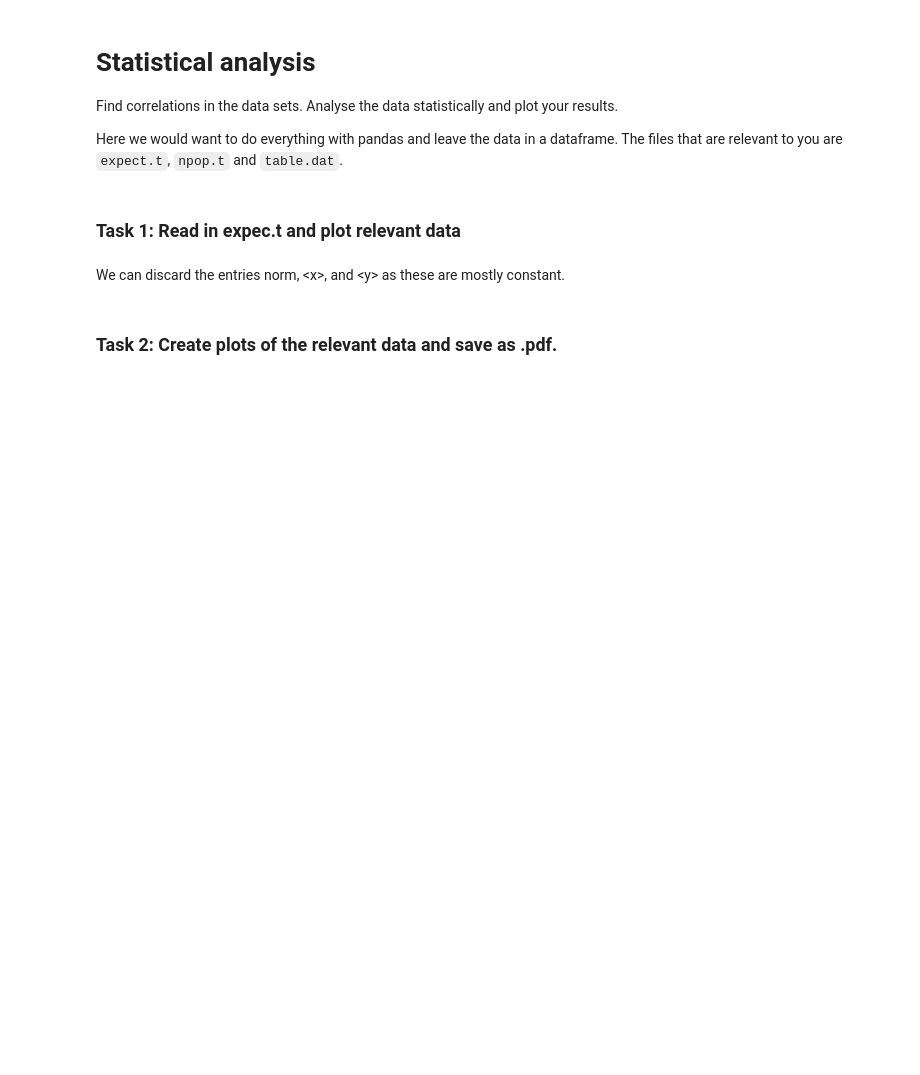
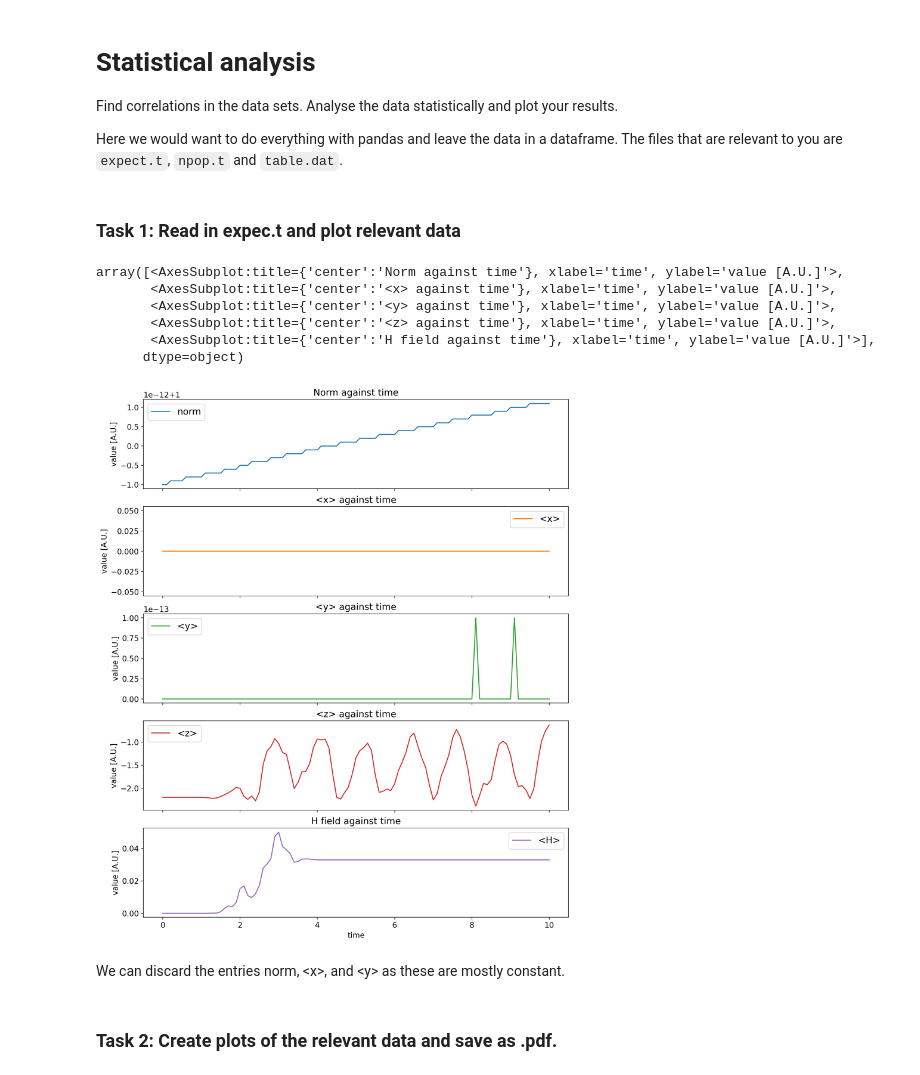
Before and after one commit to omn1m0n/ssc-collab, a Jupyter notebook: unit1/notebook_unit1.ipynb, the cells around one changed output. Drawn from its saved outputs; the diff is of its cells as text; code cells hidden in the pictures; blank space fills up the shorter version.

```diff
--- a/unit1/notebook_unit1.ipynb
+++ b/unit1/notebook_unit1.ipynb
@@ -99,18 +100,26 @@ Here we would want to do everything with pandas and leave the data in a datafram
 # %%
 # read and plot expec.panda
 dfExpec.plot(
     x="time",
     subplots=True,
     figsize=(12, 15),
-    ylabel="[A.U.]",
+    ylabel="value [A.U.]",
     title=[
         "Norm against time",
         "<x> against time",
         "<y> against time",
         "<z> against time",
         "H field against time",
     ],
 )
+# %% [output]
+array([<AxesSubplot:title={'center':'Norm against time'}, xlabel='time', ylabel='value [A.U.]'>,
+       <AxesSubplot:title={'center':'<x> against time'}, xlabel='time', ylabel='value [A.U.]'>,
+       <AxesSubplot:title={'center':'<y> against time'}, xlabel='time', ylabel='value [A.U.]'>,
+       <AxesSubplot:title={'center':'<z> against time'}, xlabel='time', ylabel='value [A.U.]'>,
+       <AxesSubplot:title={'center':'H field against time'}, xlabel='time', ylabel='value [A.U.]'>],
+      dtype=object)
+[figure, added]
 # %% [markdown]
 We can discard the entries norm, \<x>, and \<y> as these are mostly constant.
 # %%
```
Also changed, not shown: parts of 27 cells of this notebook.
